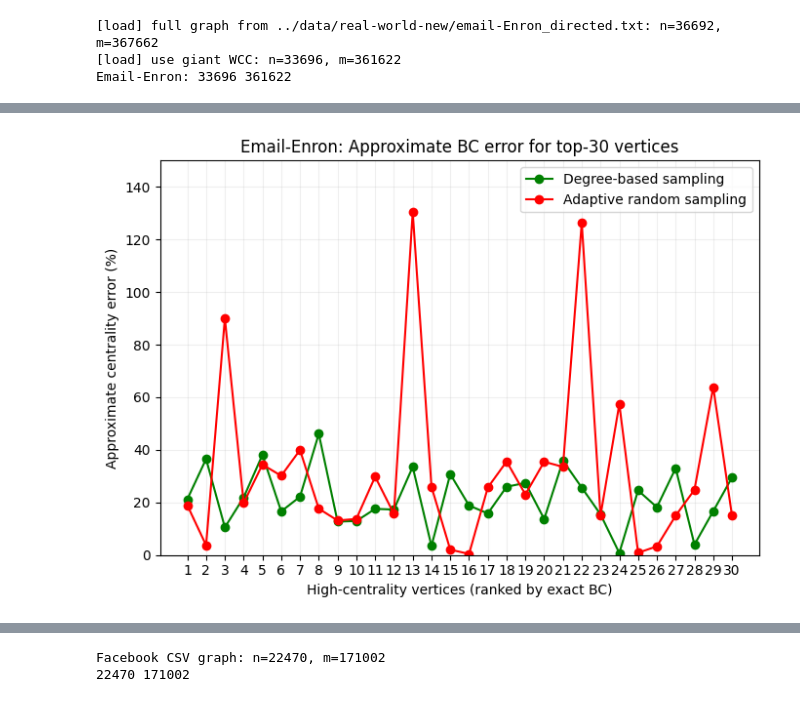
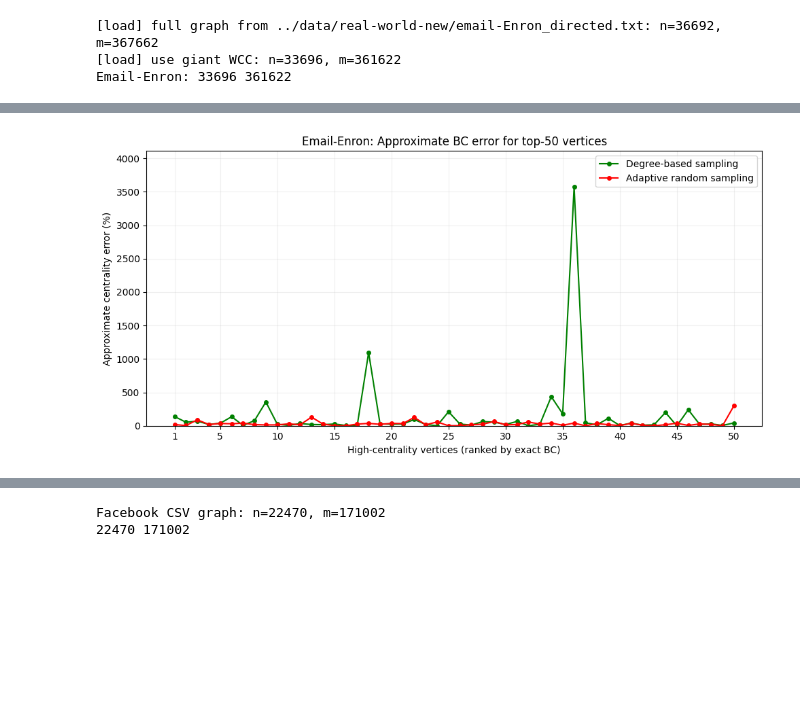
Before and after one commit to UL-masters/SNACS-course-project, a Jupyter notebook: notebooks/approx_bc_new.ipynb, the cells around one changed output, grey strips where cells are left out. Drawn from its saved outputs; the diff is of its cells as text; code cells hidden in the pictures; blank space fills up the shorter version.

```diff
--- a/notebooks/approx_bc_new.ipynb
+++ b/notebooks/approx_bc_new.ipynb
@@ -82,6 +82,11 @@ def approx_bc_algorithm1_random(G, c=5.0, cutoff_factor=20, seed=0):
         v: (n * S[v] / k[v]) if k[v] > 0 else 0.0
         for v in nodes
     }
+
+    if not G.is_directed():
+        for v in bc_hat:
+            bc_hat[v] /= 2.0
+
     return bc_hat, k, bfs_used
 # %%
 def smooth_series(y, window=51):
@@ -430 +441,7 @@ def load_csv_edge_list(path, directed=True):
+# %%
+c_val = 5
+cutoff_factor = 20
+top_k = 50
+alpha = 1.0
+seed = 42
 # %% [markdown]
@@ -572,14 +580,11 @@ print("P2P-Gnutella31:", n_p2p, G_p2p.number_of_edges())
 [load] use giant WCC: n=62561, m=147878
 P2P-Gnutella31: 62561 147878
 # %%
-c_val = 5.0
-cutoff_factor = 20
-
 approx_p2p, k_used_p2p, bfs_used_p2p = approx_bc_algorithm1_random(
     G_p2p,
     c=c_val,
     cutoff_factor=cutoff_factor,
-    seed=42,
+    seed=seed,
 )
 
 print(
@@ -695,14 +701,11 @@ print("Email-Enron:", n_enron, G_enron.number_of_edges())
 [load] use giant WCC: n=33696, m=361622
 Email-Enron: 33696 361622
 # %%
-c_val = 5.0
-cutoff_factor = 20
-
 approx_enron, k_used_enron, bfs_used_enron = approx_bc_algorithm1_random(
     G_enron,
     c=c_val,
     cutoff_factor=cutoff_factor,
-    seed=42,
+    seed=seed,
 )
 
 print(
@@ -779,13 +782,13 @@ plot_fig1(
 # %%
 plot_bc_error_two_methods(
     exact_bc=exact_enron,
     approx_bc_deg=approx_enron_deg,
     approx_bc_rand=approx_enron,
-    top_k=30,
-    title="Email-Enron: Approximate BC error for top-30 vertices"
+    top_k=top_k,
+    title=f"Email-Enron: Approximate BC error for top-{top_k} vertices"
 )
 # %% [output]
-[figure, old version]
+[figure, new version]
 # %%
 plot_bfs_percentages(
     G_enron,
```
Also changed, not shown: parts of 57 cells of this notebook.
